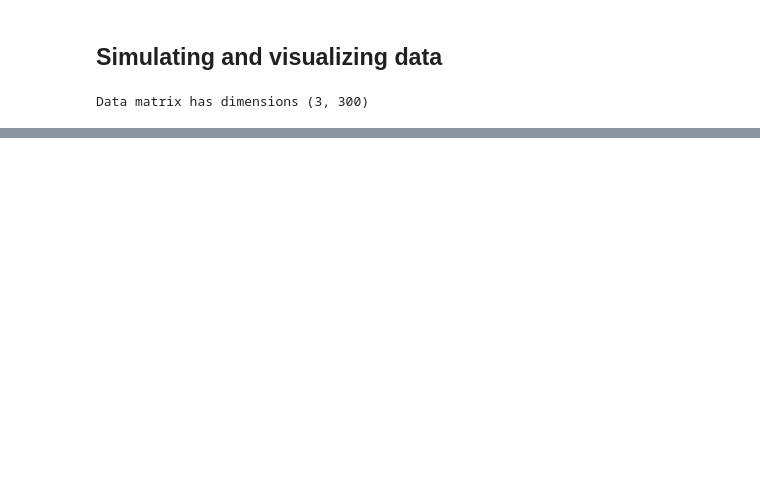
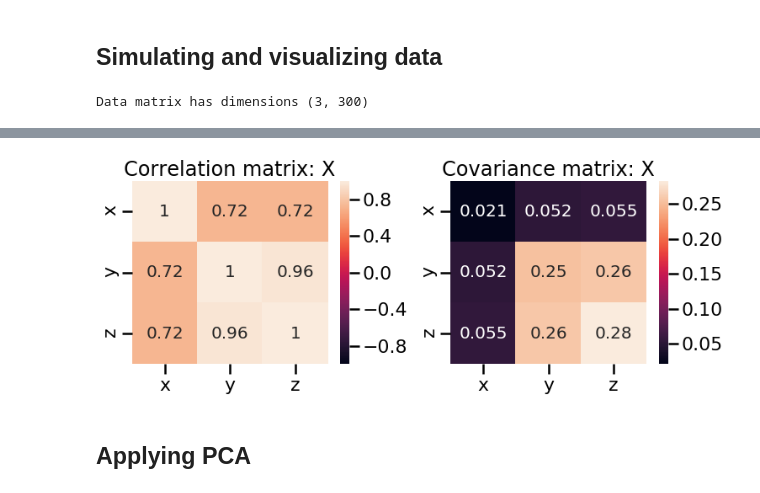
Before and after one commit to modw/pca-example, a Jupyter notebook: pca-example.ipynb, the cells around one changed output, grey strips where cells are left out. Cells and saved outputs as stored; diff of their text form; code cells hidden in the pictures; blank space fills up the shorter version.

```diff
--- a/pca-example.ipynb
+++ b/pca-example.ipynb
@@ -95,0 +200,6 @@ scatter_2d_proj(X0)
+# %%
+fig, axes = stat_matrices(X, 'X')
+# %% [output]
+[figure, added]
+# %% [markdown]
+## Applying PCA
```
Also changed, not shown: parts of 20 cells of this notebook.
